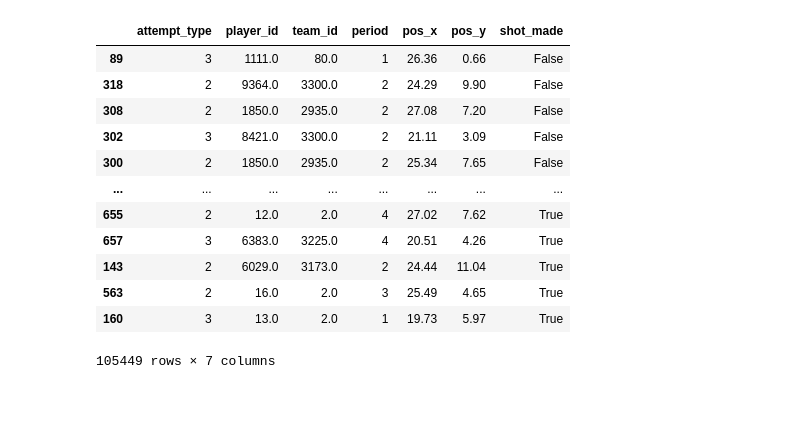
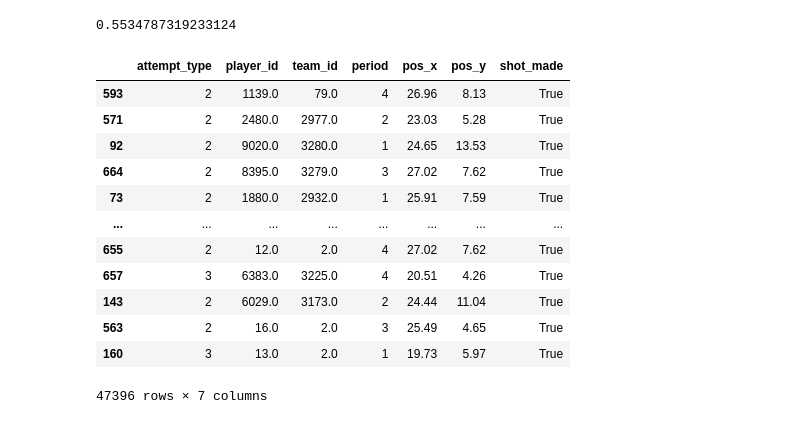
Before and after one commit to leharris3/shot-quality-estimation, a Jupyter notebook: ml_shot_prediction/testing.ipynb, the cells around one changed output. Drawn from its saved outputs; the diff is of its cells as text; code cells hidden in the pictures.

```diff
--- a/ml_shot_prediction/testing.ipynb
+++ b/ml_shot_prediction/testing.ipynb
@@ -71,19 +89,25 @@ df = generate_features(hudl_logs_dir)
 df_rand = df.dropna(axis=0).iloc[0:10000]
 df_sorted = df.dropna(axis=0).sort_values("shot_made")
 1- sum(df_sorted["shot_made"]) / len(df["shot_made"])
-
-df_sorted
 # %% [output]
-|  | attempt_type | player_id | team_id | period | pos_x | pos_y | shot_made |
-| 89 | 3 | 1111.0 | 80.0 | 1 | 26.36 | 0.66 | False |
-| 318 | 2 | 9364.0 | 3300.0 | 2 | 24.29 | 9.90 | False |
-| 308 | 2 | 1850.0 | 2935.0 | 2 | 27.08 | 7.20 | False |
-| 302 | 3 | 8421.0 | 3300.0 | 2 | 21.11 | 3.09 | False |
-| 300 | 2 | 1850.0 | 2935.0 | 2 | 25.34 | 7.65 | False |
-| ... | ... | ... | ... | ... | ... | ... | ... |
-| 655 | 2 | 12.0 | 2.0 | 4 | 27.02 | 7.62 | True |
-| 657 | 3 | 6383.0 | 3225.0 | 4 | 20.51 | 4.26 | True |
-| 143 | 2 | 6029.0 | 3173.0 | 2 | 24.44 | 11.04 | True |
-| 563 | 2 | 16.0 | 2.0 | 3 | 25.49 | 4.65 | True |
-| 160 | 3 | 13.0 | 2.0 | 1 | 19.73 | 5.97 | True |
-105449 rows × 7 columns
+0.5534787319233124
+# %%
+import numpy as np
+mask = df_sorted["shot_made"]
+shots_made = df_sorted[mask]
+shots_missed = df_sorted[np.logical_not(mask)]
+shots_made
+# %% [output]
+|  | attempt_type | player_id | team_id | period | pos_x | pos_y | shot_made |
+| 593 | 2 | 1139.0 | 79.0 | 4 | 26.96 | 8.13 | True |
+| 571 | 2 | 2480.0 | 2977.0 | 2 | 23.03 | 5.28 | True |
+| 92 | 2 | 9020.0 | 3280.0 | 1 | 24.65 | 13.53 | True |
+| 664 | 2 | 8395.0 | 3279.0 | 3 | 27.02 | 7.62 | True |
+| 73 | 2 | 1880.0 | 2932.0 | 1 | 25.91 | 7.59 | True |
+| ... | ... | ... | ... | ... | ... | ... | ... |
+| 655 | 2 | 12.0 | 2.0 | 4 | 27.02 | 7.62 | True |
+| 657 | 3 | 6383.0 | 3225.0 | 4 | 20.51 | 4.26 | True |
+| 143 | 2 | 6029.0 | 3173.0 | 2 | 24.44 | 11.04 | True |
+| 563 | 2 | 16.0 | 2.0 | 3 | 25.49 | 4.65 | True |
+| 160 | 3 | 13.0 | 2.0 | 1 | 19.73 | 5.97 | True |
+47396 rows × 7 columns
```
Also changed, not shown: parts of 7 cells of this notebook, 5 other files.
